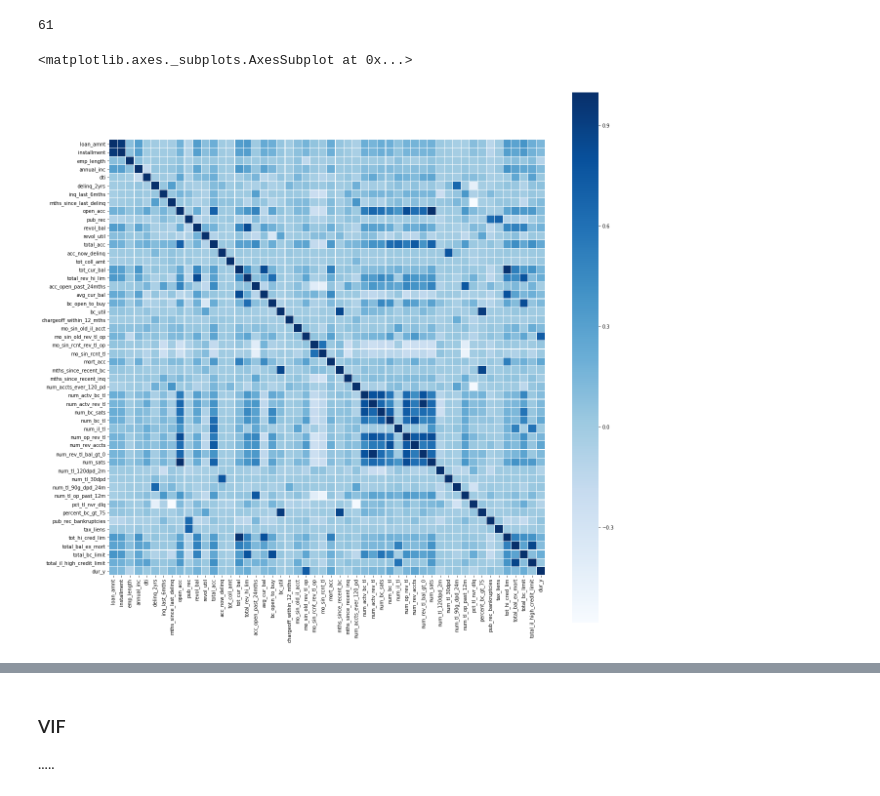
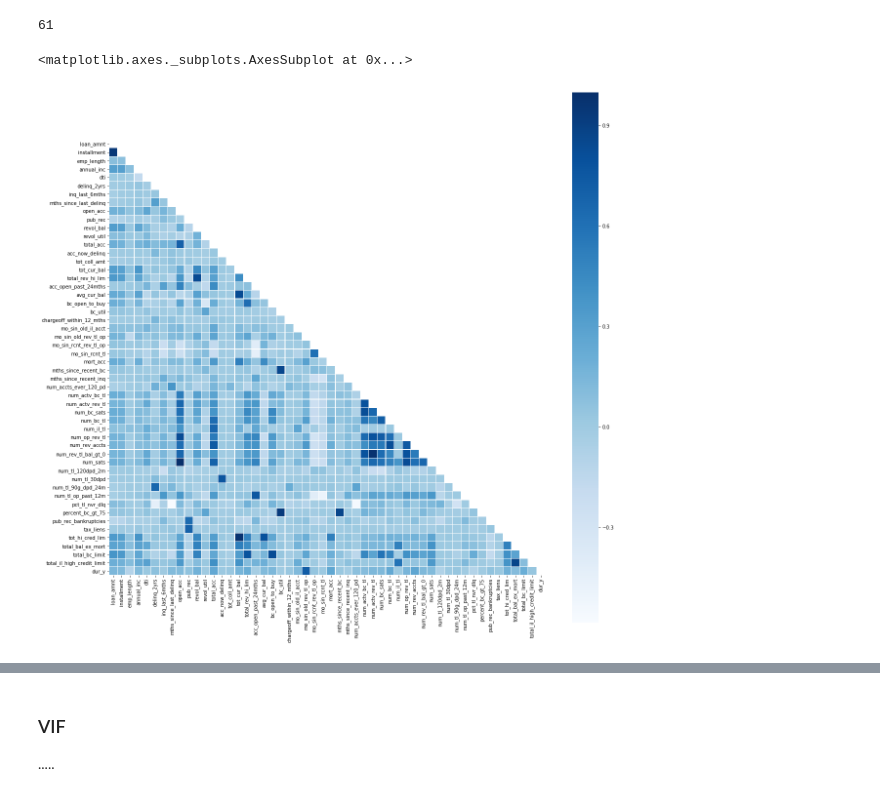
Before and after one commit to kristineguan/Lending-Club-PD-modeling, a Jupyter notebook: Lending Club.ipynb, the cells around one changed output, grey strips where cells are left out. Drawn from its saved outputs; the diff is of its cells as text; code cells hidden in the pictures.

```diff
--- a/Lending Club.ipynb
+++ b/Lending Club.ipynb
@@ -135,10 +139,12 @@ dff=df.drop(['loan_status','zip_code', 'emp_title','disbursement_method','title'
 # %%
 corr=dff.corr()
 plt.figure(figsize=(20,20))
-sns.heatmap(corr,cmap=plt.cm.Blues,square=True,annot_kws={'size':8},linewidths=0.1)
+mask = np.zeros_like(corr, dtype=np.bool)
+mask[np.triu_indices_from(mask)] = True
+sns.heatmap(corr,cmap=plt.cm.Blues,mask=mask,square=True,annot_kws={'size':8},linewidths=0.1)
 # %% [output]
 <matplotlib.axes._subplots.AxesSubplot at 0x...>
-[figure, old version]
+[figure, new version]
 # %%
 #annual_inc--> log(annual_inc)
 #dff['log_inc']=np.log10(dff.annual_inc)
```
Also changed, not shown: parts of 32 cells of this notebook.
